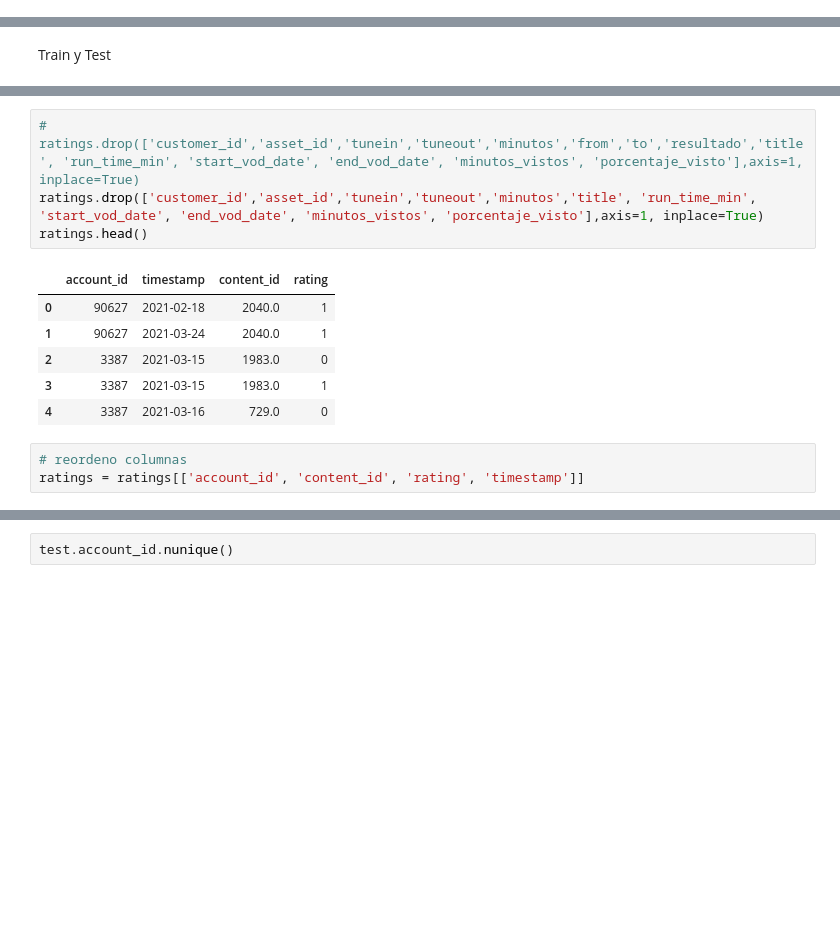
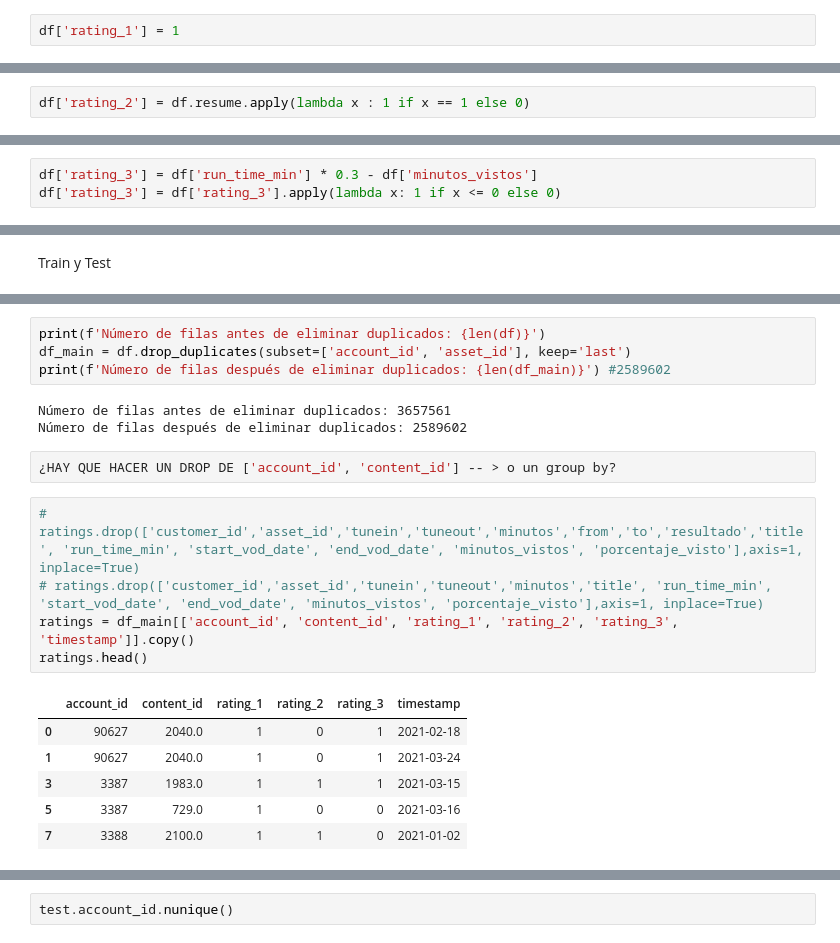
Before and after one commit to ivanjavierparra/Data-Science-Sprint-3, a Jupyter notebook: Entrega_3.ipynb, the cells around one changed output, grey strips where cells are left out. Cells and saved outputs as stored; diff of their text form; blank space fills up the shorter version.

```diff
--- a/Entrega_3.ipynb
+++ b/Entrega_3.ipynb
@@ -566,0 +605,2 @@ df_map.head()
+# %%
+df['rating_1'] = 1
@@ -566,0 +611,2 @@ df_map.head()
+# %%
+df['rating_2'] = df.resume.apply(lambda x : 1 if x == 1 else 0)
@@ -566,0 +617,3 @@ df_map.head()
+# %%
+df['rating_3'] = df['run_time_min'] * 0.3 - df['minutos_vistos']
+df['rating_3'] = df['rating_3'].apply(lambda x: 1 if x <= 0 else 0)
@@ -579,17 +632,24 @@ ratings.head()
+# %%
+print(f'Número de filas antes de eliminar duplicados: {len(df)}')
+df_main = df.drop_duplicates(subset=['account_id', 'asset_id'], keep='last')
+print(f'Número de filas después de eliminar duplicados: {len(df_main)}') #2589602
+# %% [output]
+Número de filas antes de eliminar duplicados: 3657561
+Número de filas después de eliminar duplicados: 2589602
+# %%
+¿HAY QUE HACER UN DROP DE ['account_id', 'content_id'] -- > o un group by?
 # %%
 # ratings.drop(['customer_id','asset_id','tunein','tuneout','minutos','from','to','resultado','title', 'run_time_min', 'start_vod_date', 'end_vod_date', 'minutos_vistos', 'porcentaje_visto'],axis=1, inplace=True)
-ratings.drop(['customer_id','asset_id','tunein','tuneout','minutos','title', 'run_time_min', 'start_vod_date', 'end_vod_date', 'minutos_vistos', 'porcentaje_visto'],axis=1, inplace=True)
+# ratings.drop(['customer_id','asset_id','tunein','tuneout','minutos','title', 'run_time_min', 'start_vod_date', 'end_vod_date', 'minutos_vistos', 'porcentaje_visto'],axis=1, inplace=True)
+ratings = df_main[['account_id', 'content_id', 'rating_1', 'rating_2', 'rating_3', 'timestamp']].copy()
 ratings.head()
 # %% [output]
-|  | account_id | timestamp | content_id | rating |
-| 0 | 90627 | 2021-02-18 | 2040.0 | 1 |
-| 1 | 90627 | 2021-03-24 | 2040.0 | 1 |
-| 2 | 3387 | 2021-03-15 | 1983.0 | 0 |
-| 3 | 3387 | 2021-03-15 | 1983.0 | 1 |
-| 4 | 3387 | 2021-03-16 | 729.0 | 0 |
+|  | account_id | content_id | rating_1 | rating_2 | rating_3 | timestamp |
+| 0 | 90627 | 2040.0 | 1 | 0 | 1 | 2021-02-18 |
+| 1 | 90627 | 2040.0 | 1 | 0 | 1 | 2021-03-24 |
+| 3 | 3387 | 1983.0 | 1 | 1 | 1 | 2021-03-15 |
+| 5 | 3387 | 729.0 | 1 | 0 | 0 | 2021-03-16 |
+| 7 | 3388 | 2100.0 | 1 | 1 | 0 | 2021-01-02 |
-# %%
-# reordeno columnas
-ratings = ratings[['account_id', 'content_id', 'rating', 'timestamp']]
 # %%
 # set de train
 train = ratings[(ratings.timestamp < datetime(year=2021, month=3, day=1))]
```
Also changed, not shown: parts of 149 cells of this notebook.
